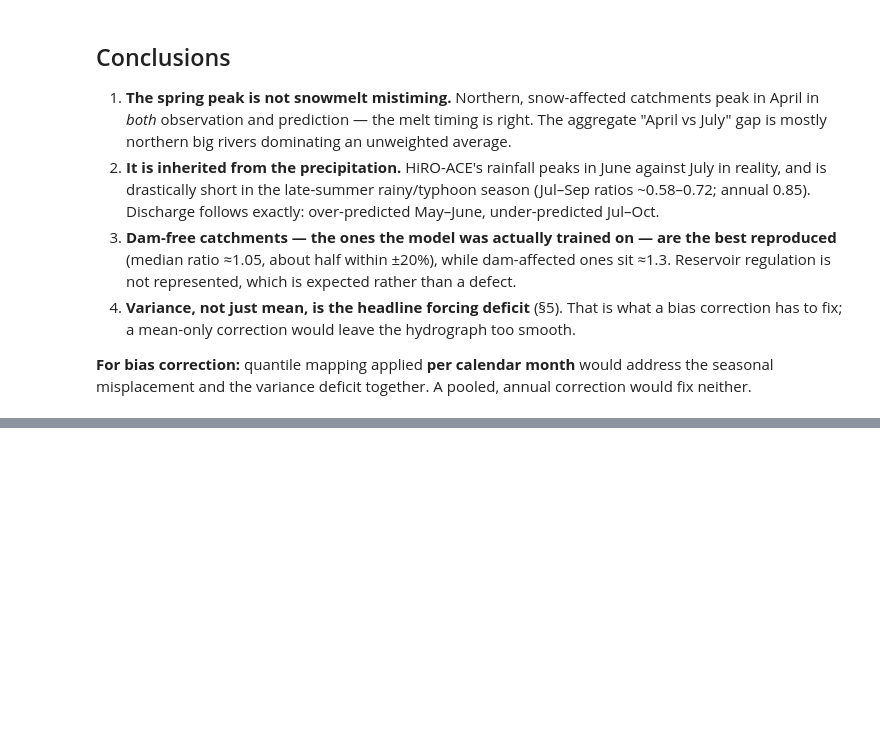
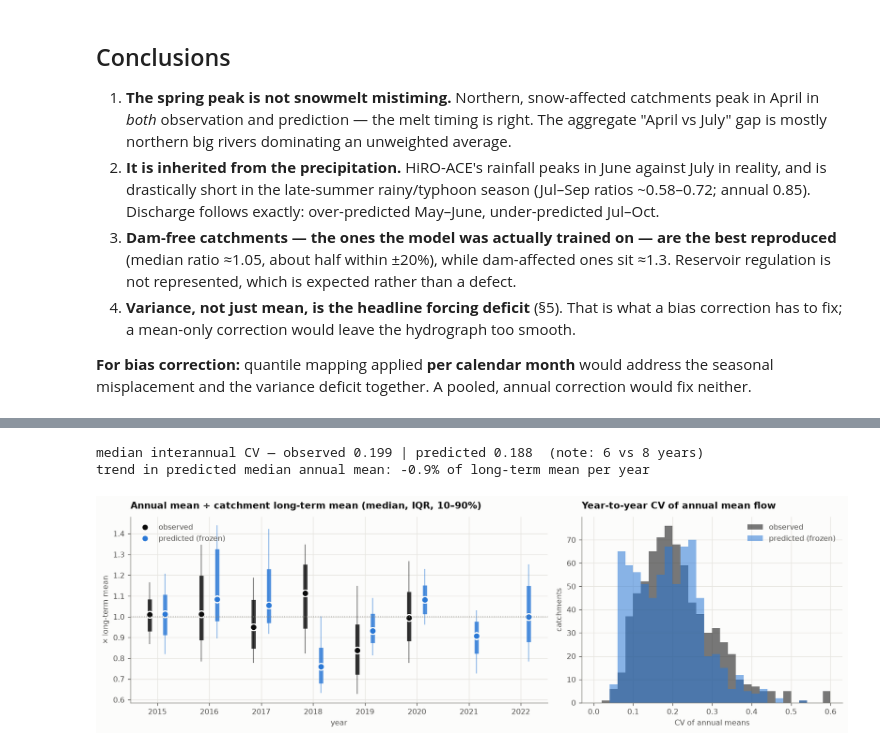
Before and after one commit to valentin-brekke/climate-hydro-pipeline, a Jupyter notebook: exploration/coupled_run/notebooks/coupled_run_diagnostics.ipynb, the cells around one changed output, grey strips where cells are left out. Saved outputs shown, nothing was run; the diff lists cells and outputs as text; code cells hidden in the pictures; blank space fills up the shorter version.

```diff
--- a/exploration/coupled_run/notebooks/coupled_run_diagnostics.ipynb
+++ b/exploration/coupled_run/notebooks/coupled_run_diagnostics.ipynb
@@ -267,0 +423,40 @@ misplacement and the variance deficit together. A pooled, annual correction woul
+# %%
+def annual_means(arr, times, min_days=330):
+    d = pd.DataFrame(arr.T, index=times)
+    n = d.notna().groupby(d.index.year).sum()
+    return d.groupby(d.index.year).mean().where(n >= min_days)      # (year, catchment)
+
+ao, ap = annual_means(O, obs_t), annual_means(P, pred_t)
+ao, ap = ao.loc[:, good], ap.loc[:, good]
+ap = ap.loc[ap.notna().mean(axis=1) > .9]                        # drop the partial 2023
+no, npd = ao / ao.mean(), ap / ap.mean()
+iav_o, iav_p = (ao.std() / ao.mean()), (ap.std() / ap.mean())
+
+fig, (ax, bx) = plt.subplots(1, 2, figsize=(12.5, 4), gridspec_kw={"width_ratios": [1.6, 1]})
+for frame, col, lab, off in ((no, INK, "observed", -.15), (npd, BLUE, "predicted (frozen)", .15)):
+    yrs = frame.index.values
+    q = frame.quantile([.1, .25, .5, .75, .9], axis=1)
+    ax.vlines(yrs + off, q.loc[.1], q.loc[.9], color=col, lw=1.2, alpha=.5)
+    ax.vlines(yrs + off, q.loc[.25], q.loc[.75], color=col, lw=5, alpha=.8)
+    ax.plot(yrs + off, q.loc[.5], "o", color=col, ms=8, mec=SURFACE, mew=1.5, label=lab)
+ax.axhline(1, color=INK3, lw=1, ls=":")
+style(ax, "Annual mean ÷ catchment long-term mean (median, IQR, 10–90%)", "× long-term mean", "year")
+ax.legend(frameon=False, labelcolor=INK2, loc="upper left")
+ax.set_xticks(npd.index.values)
+
+bins = np.linspace(0, .6, 31)
+bx.hist(iav_o.clip(upper=.6), bins=bins, color=INK, alpha=.55, label="observed")
+bx.hist(iav_p.clip(upper=.6), bins=bins, color=BLUE, alpha=.55, label="predicted (frozen)")
+style(bx, "Year-to-year CV of annual mean flow", "catchments", "CV of annual means")
+bx.legend(frameon=False, labelcolor=INK2)
+fig.tight_layout()
+
+agg = npd.median(axis=1)
+slope = np.polyfit(agg.index.values, agg.values, 1)[0]
+print(f"median interannual CV — observed {iav_o.median():.3f} | predicted {iav_p.median():.3f}  "
+      f"(note: 6 vs {len(ap)} years)")
+print(f"trend in predicted median annual mean: {100*slope:+.1f}% of long-term mean per year")
+# %% [output]
+median interannual CV — observed 0.199 | predicted 0.188  (note: 6 vs 8 years)
+trend in predicted median annual mean: -0.9% of long-term mean per year
+[figure, added]
```
Also changed, not shown: parts of 16 cells of this notebook, 5 other files.
